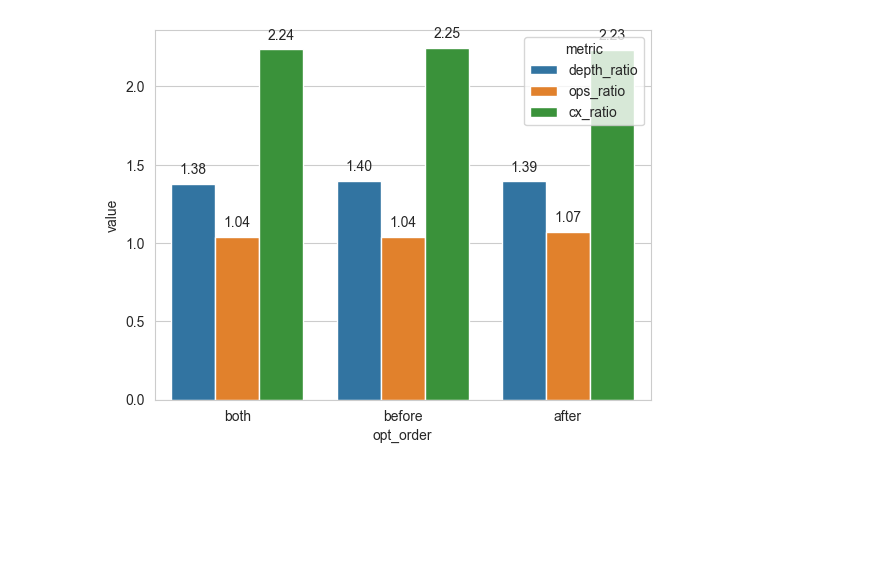
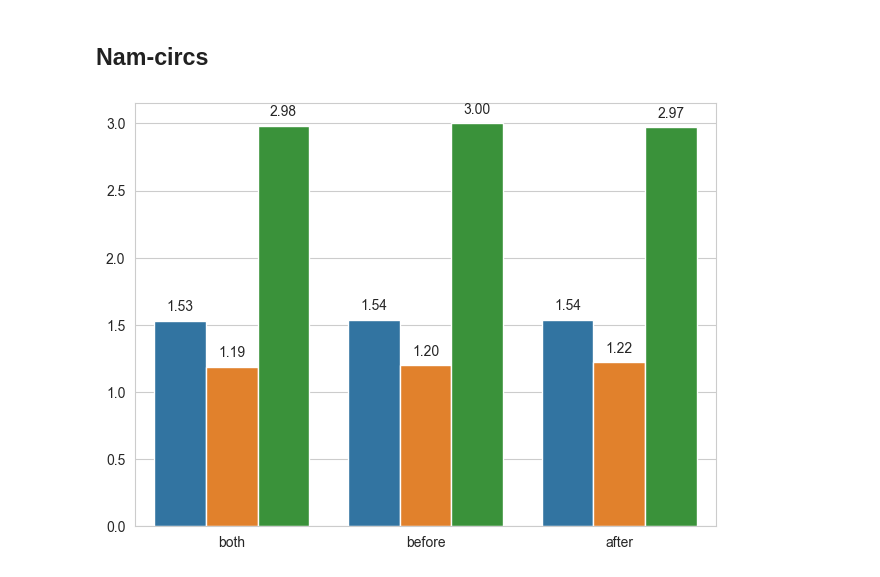
Before and after one commit to congfeng4/QuantumCompiler, a Jupyter notebook: before_after_motivate.ipynb, the cells around one changed output. Drawn from its saved outputs; the diff is of its cells as text; code cells hidden in the pictures; blank space fills up the shorter version.

```diff
--- a/before_after_motivate.ipynb
+++ b/before_after_motivate.ipynb
@@ -17,12 +17,22 @@ def wide_to_long(df):
         value_name='value'
     )
     return df
-# %%
-df = wide_to_long(pd.read_csv('./output/baseline/before_after.csv'))
+# %%
+def plot(df, title):
+    ax = plt.subplot(111)
+    sns.barplot(df, x='opt_order', y='value', hue='metric', ax=ax, errorbar=None, legend=False)
+    for container in ax.containers:
+        ax.bar_label(container, fmt='%.2f', label_type='edge', padding=5)
+    # ax.legend().set_title(None)
+    plt.ylabel('')
+    plt.xlabel('')
+    plt.title('')
+    plt.tight_layout()
+# %% [markdown]
+## Nam-circs
 # %%
-ax = plt.subplot(111)
-sns.barplot(df, x='opt_order', y='value', hue='metric', ax=ax, errorbar=None)
-for container in ax.containers:
-    ax.bar_label(container, fmt='%.2f', label_type='edge', padding=5)
+df = wide_to_long(pd.read_csv('./output/baseline/nam_circs_before_after.csv'))
+
+plot(df, 'Nam-circuits with Different Couping Maps')
 # %% [output]
-[figure, old version]
+[figure, new version]
```
Also changed, not shown: parts of 2 cells of this notebook, 4 other files.
